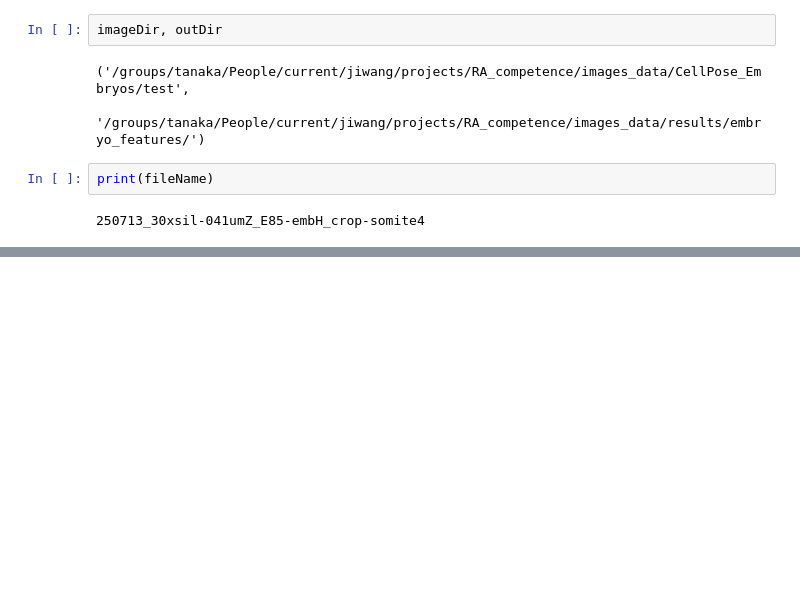
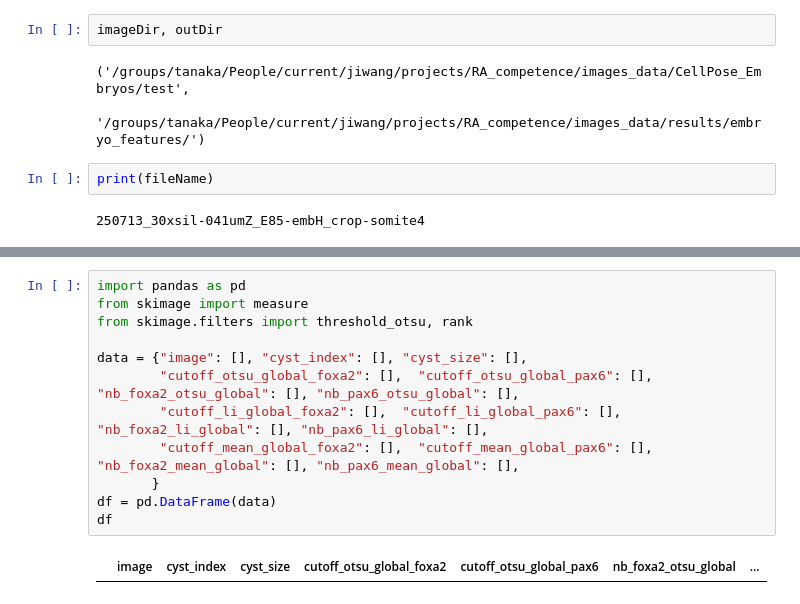
Before and after one commit to lengfei5/RA_competence, a Jupyter notebook: scripts/run_featuresCollection_embryo.ipynb, the cells around one changed output, grey strips where cells are left out. Saved outputs shown, nothing was run; the diff lists cells and outputs as text; blank space fills up the shorter version.

Commit message:
save the foxa2 and pax6 positve test

```diff
--- a/scripts/run_featuresCollection_embryo.ipynb
+++ b/scripts/run_featuresCollection_embryo.ipynb
@@ -475,0 +492,14 @@ print(fileName)
+# %%
+import pandas as pd
+from skimage import measure
+from skimage.filters import threshold_otsu, rank
+
+data = {"image": [], "cyst_index": [], "cyst_size": [],
+        "cutoff_otsu_global_foxa2": [],  "cutoff_otsu_global_pax6": [], "nb_foxa2_otsu_global": [], "nb_pax6_otsu_global": [],
+        "cutoff_li_global_foxa2": [],  "cutoff_li_global_pax6": [], "nb_foxa2_li_global": [], "nb_pax6_li_global": [],
+        "cutoff_mean_global_foxa2": [],  "cutoff_mean_global_pax6": [], "nb_foxa2_mean_global": [], "nb_pax6_mean_global": [],
+       }
+df = pd.DataFrame(data)
+df
+# %% [output]
+|  | image | cyst_index | cyst_size | cutoff_otsu_global_foxa2 | cutoff_otsu_global_pax6 | nb_foxa2_otsu_global | ... |
```
Also changed, not shown: parts of 5 cells of this notebook.
